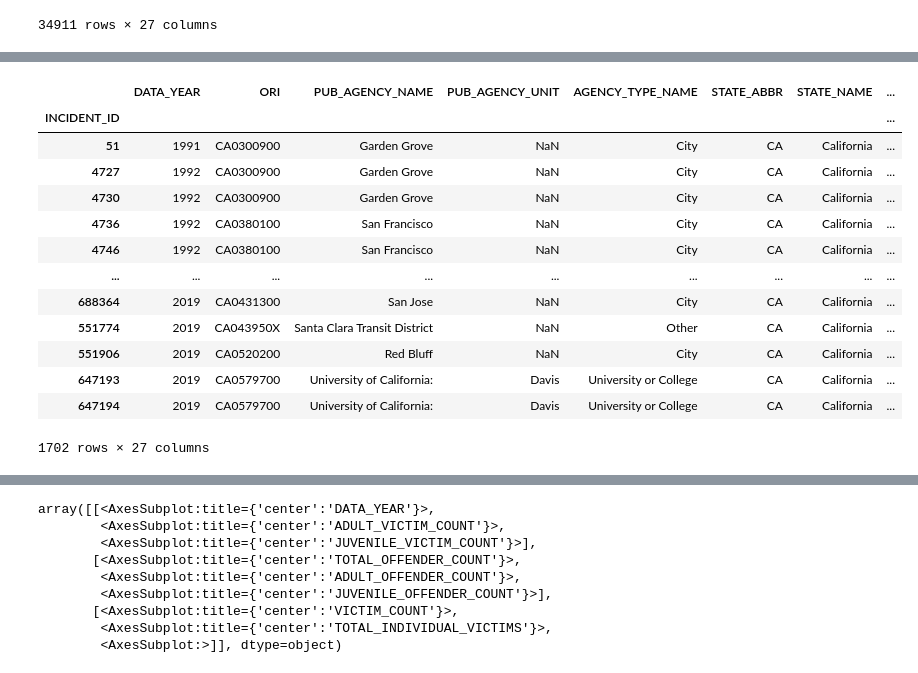
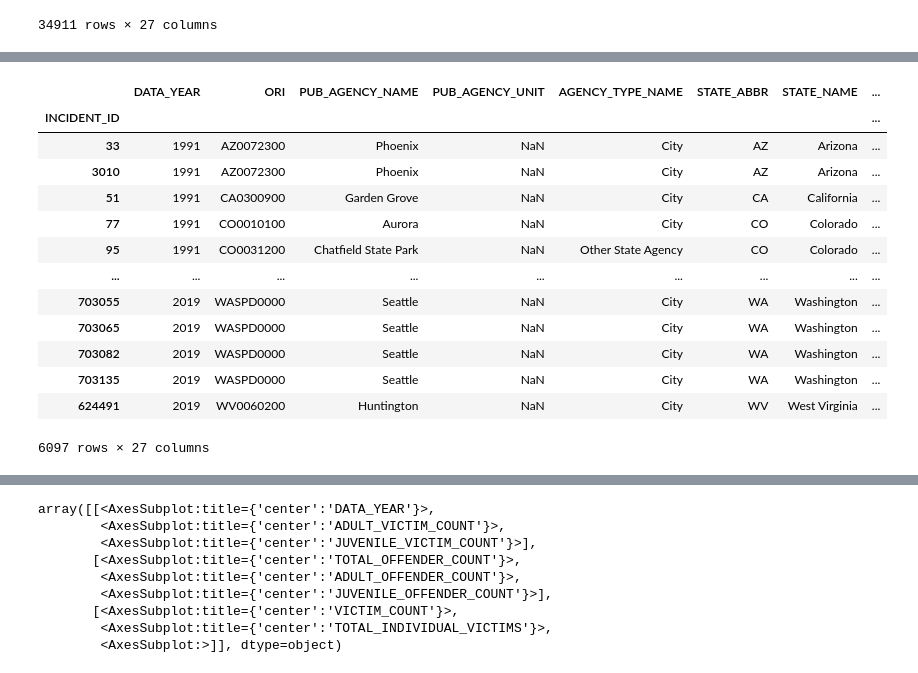
Before and after one commit to 2mvang/Final-EDA-Project, a Jupyter notebook: hate_crime_assessment.ipynb, the cells around one changed output, grey strips where cells are left out. Drawn from its saved outputs; the diff is of its cells as text; code cells hidden in the pictures.

```diff
--- a/hate_crime_assessment.ipynb
+++ b/hate_crime_assessment.ipynb
@@ -81,22 +81,22 @@ Anti-Lesbian, Gay, Bisexual, or Transgender (Mixed Group);Anti-White
 Name: BIAS_DESC, dtype: int64
 # %%
-asian_hate = ca_df[ca_df["BIAS_DESC"] == "Anti-Asian"]
+asian_hate = df[df["BIAS_DESC"] == "Anti-Asian"]
 asian_hate
 # %% [output]
 |  | DATA_YEAR | ORI | PUB_AGENCY_NAME | PUB_AGENCY_UNIT | AGENCY_TYPE_NAME | STATE_ABBR | STATE_NAME | ... |
 | INCIDENT_ID |  |  |  |  |  |  |  | ... |
+| 33 | 1991 | AZ0072300 | Phoenix | NaN | City | AZ | Arizona | ... |
+| 3010 | 1991 | AZ0072300 | Phoenix | NaN | City | AZ | Arizona | ... |
 | 51 | 1991 | CA0300900 | Garden Grove | NaN | City | CA | California | ... |
-| 4727 | 1992 | CA0300900 | Garden Grove | NaN | City | CA | California | ... |
-| 4730 | 1992 | CA0300900 | Garden Grove | NaN | City | CA | California | ... |
-| 4736 | 1992 | CA0380100 | San Francisco | NaN | City | CA | California | ... |
-| 4746 | 1992 | CA0380100 | San Francisco | NaN | City | CA | California | ... |
+| 77 | 1991 | CO0010100 | Aurora | NaN | City | CO | Colorado | ... |
+| 95 | 1991 | CO0031200 | Chatfield State Park | NaN | Other State Agency | CO | Colorado | ... |
 | ... | ... | ... | ... | ... | ... | ... | ... | ... |
-| 688364 | 2019 | CA0431300 | San Jose | NaN | City | CA | California | ... |
-| 551774 | 2019 | CA043950X | Santa Clara Transit District | NaN | Other | CA | California | ... |
-| 551906 | 2019 | CA0520200 | Red Bluff | NaN | City | CA | California | ... |
-| 647193 | 2019 | CA0579700 | University of California: | Davis | University or College | CA | California | ... |
-| 647194 | 2019 | CA0579700 | University of California: | Davis | University or College | CA | California | ... |
+| 703055 | 2019 | WASPD0000 | Seattle | NaN | City | WA | Washington | ... |
+| 703065 | 2019 | WASPD0000 | Seattle | NaN | City | WA | Washington | ... |
+| 703082 | 2019 | WASPD0000 | Seattle | NaN | City | WA | Washington | ... |
+| 703135 | 2019 | WASPD0000 | Seattle | NaN | City | WA | Washington | ... |
+| 624491 | 2019 | WV0060200 | Huntington | NaN | City | WV | West Virginia | ... |
-1702 rows × 27 columns
+6097 rows × 27 columns
 # %%
 asian_hate['OFFENSE_NAME'].value_counts()
 # %% [output]
```
Also changed, not shown: parts of 14 cells of this notebook, 1 other file.
